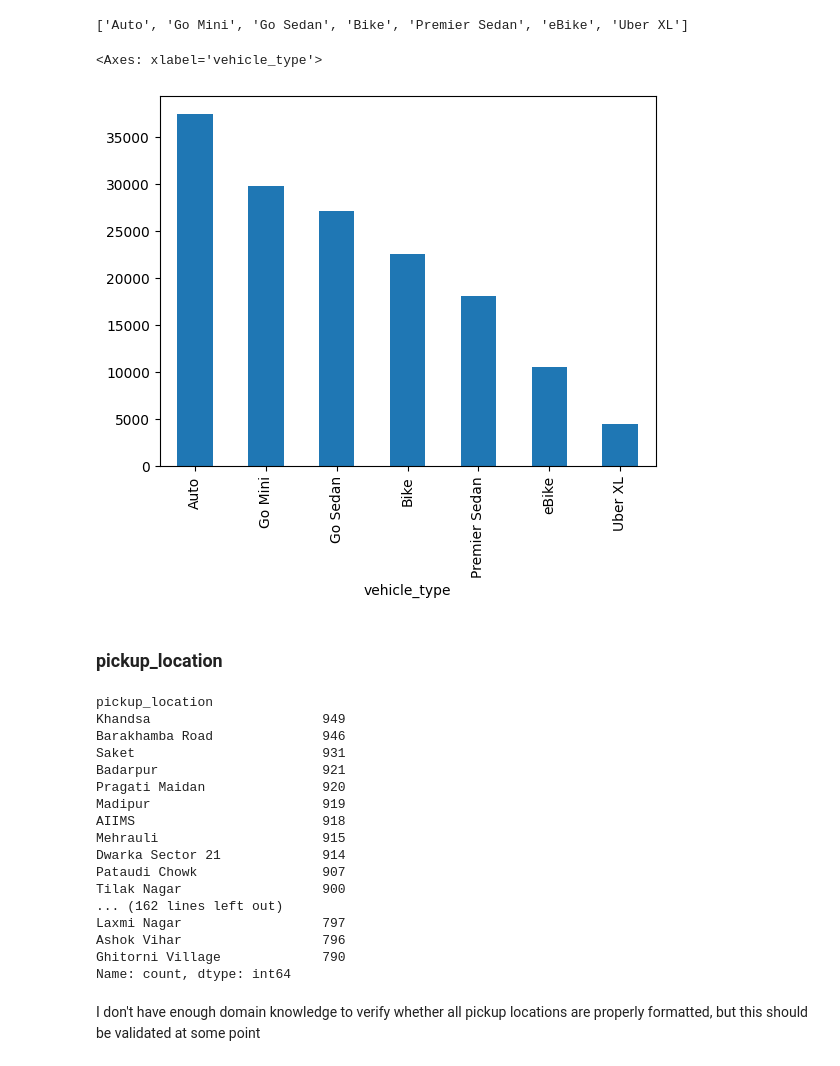
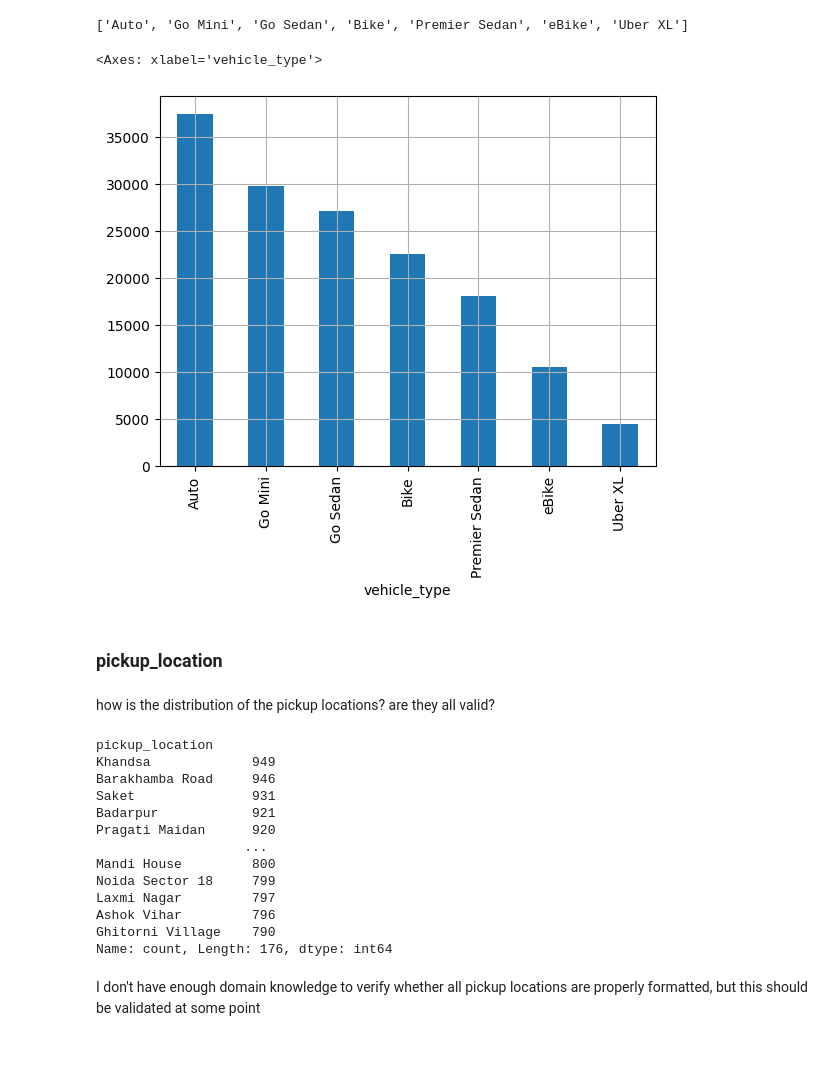
Before and after one commit to amaldu/uber-ride-cancellation-prediction, a Jupyter notebook: uber-analysis/notebooks/04_univar_eda.ipynb, the cells around one changed output. Drawn from its saved outputs; the diff is of its cells as text; code cells hidden in the pictures.

```diff
--- a/uber-analysis/notebooks/04_univar_eda.ipynb
+++ b/uber-analysis/notebooks/04_univar_eda.ipynb
@@ -306,20 +280,21 @@ if os.path.exists(plot_file):
     plt.show()
 else:
     plt.figure(figsize=(12, 6))
-    data['time'] = pd.to_datetime(data['time'])
+    time_parsed = pd.to_datetime(data['time'], format='%H:%M:%S')
     time_counts = (
         data
-        .groupby(data['time'].dt.hour)
+        .assign(hour=time_parsed.dt.hour)
+        .groupby('hour')
         .size()
         .sort_index()
     )
 
     plt.plot(time_counts.index, time_counts.values)
 
-    first_time = time_counts.index.min()
-    last_time = time_counts.index.max()
-    plt.axvline(first_time, color='red', linestyle='--', alpha=0.7, label=f'First Hour ({first_time}:00)')
-    plt.axvline(last_time, color='green', linestyle='--', alpha=0.7, label=f'Last Hour ({last_time}:00)')
+    first_hour = time_counts.index.min()
+    last_hour = time_counts.index.max()
+    plt.axvline(first_hour, color='red', linestyle='--', alpha=0.7, label=f'First Hour ({first_hour}:00)')
+    plt.axvline(last_hour, color='green', linestyle='--', alpha=0.7, label=f'Last Hour ({last_hour}:00)')
 
     plt.title('Uber Rides during the Day (Hourly)')
     plt.xlabel('Hour of Day')
@@ -479,10 +455,7 @@ Counts per length: 150000
 # %%
-# what is the letter code in fron of the number? how many do we have?
 import re
 
-data[["letters_b", "numbers_b"]] = data["booking_id"].str.extract(
-    r"([A-Za-z]+)([0-9]+)"
-)
+data[["letters_b", "numbers_b"]] = data["booking_id"].str.extract(r"([A-Za-z]+)([0-9]+)")
 
 count_letters_b = data["letters_b"].value_counts(dropna = False)
 count_numbers_b = data["numbers_b"].value_counts(dropna = False)
@@ -751,9 +596,9 @@ vehicle_counts.index.to_list()
 # %% [output]
 ['Auto', 'Go Mini', 'Go Sedan', 'Bike', 'Premier Sedan', 'eBike', 'Uber XL']
 # %%
-vehicle_counts.plot(kind = "bar")
+vehicle_counts.plot(kind = "bar", grid = True)
 # %% [output]
 <Axes: xlabel='vehicle_type'>
-[figure, old version]
+[figure, new version]
 # %% [markdown]
 ### pickup_location
@@ -762,26 +605,24 @@ vehicle_counts.plot(kind = "bar")
+# %% [markdown]
+how is the distribution of the pickup locations? are they all valid?
 # %%
-pd.set_option("display.max_rows", None)
+# pd.set_option("display.max_rows", None)
 
 pickups = data["pickup_location"].value_counts(dropna = False)
 pickups
 # %% [output]
 pickup_location
-Khandsa                      949
-Barakhamba Road              946
-Saket                        931
-Badarpur                     921
-Pragati Maidan               920
-Madipur                      919
-AIIMS                        918
-Mehrauli                     915
-Dwarka Sector 21             914
-Pataudi Chowk                907
-Tilak Nagar                  900
-... (162 lines left out)
-Laxmi Nagar                  797
-Ashok Vihar                  796
-Ghitorni Village             790
-Name: count, dtype: int64
+Khandsa             949
+Barakhamba Road     946
+Saket               931
+Badarpur            921
+Pragati Maidan      920
+                   ...
+Mandi House         800
+Noida Sector 18     799
+Laxmi Nagar         797
+Ashok Vihar         796
+Ghitorni Village    790
+Name: count, Length: 176, dtype: int64
 # %% [markdown]
 I don't have enough domain knowledge to verify whether all pickup locations are properly formatted, but this should be validated at some point
 # %%
```
Also changed, not shown: parts of 57 cells of this notebook, 1 other file.
